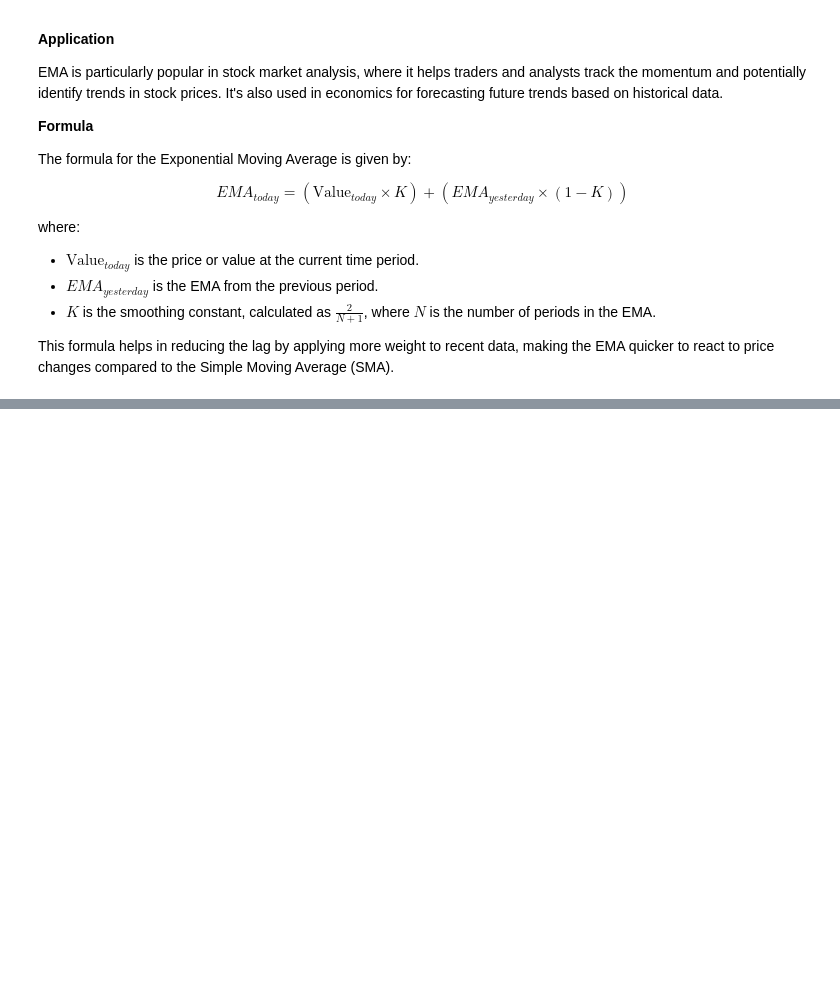
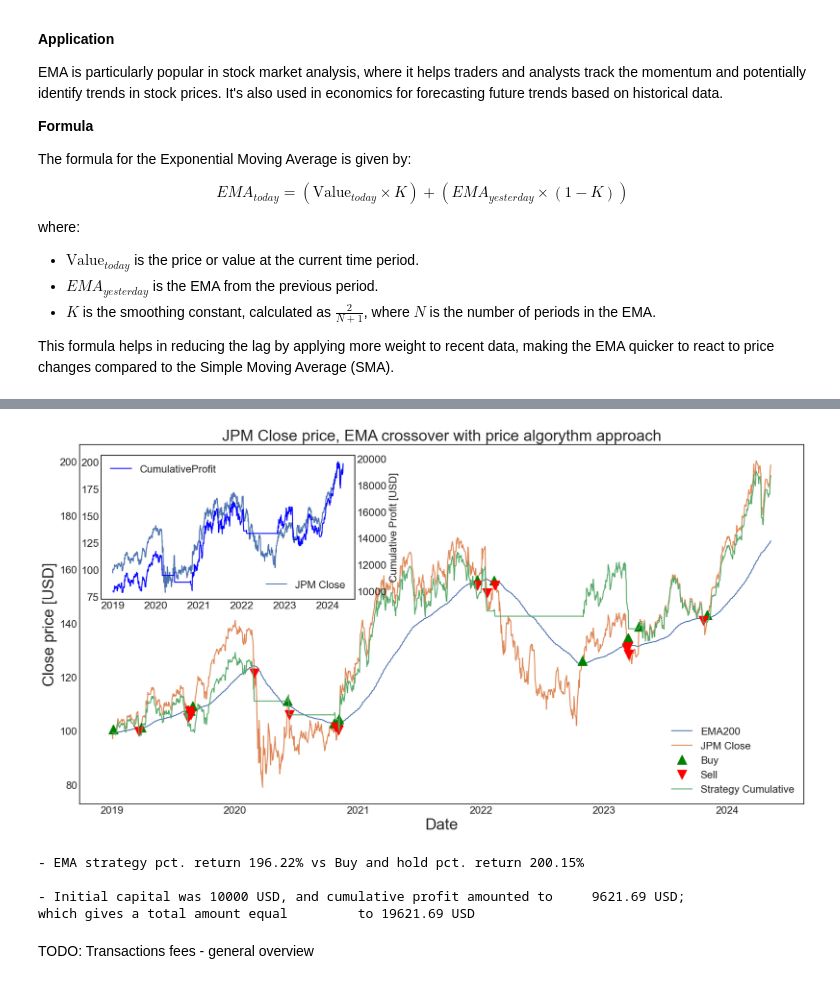
Before and after one commit to michaljaniga/DA-and-ML-jupyter-notebooks, a Jupyter notebook: financial_eda_SMA_EMA_algo_trade.ipynb, the cells around one changed output, grey strips where cells are left out. Cells and saved outputs as stored; diff of their text form; code cells hidden in the pictures; blank space fills up the shorter version.

```diff
--- a/financial_eda_SMA_EMA_algo_trade.ipynb
+++ b/financial_eda_SMA_EMA_algo_trade.ipynb
@@ -458,0 +469,40 @@ plt.plot(dfCloseEMA.index, dfCloseEMA['JPM'],label='JPM Close')
+# %%
+fig, ax = plt.subplots(figsize=(20,10))
+ax.plot(dfCloseEMA.index, dfCloseEMA['emaLong'],label='EMA200')
+ax.plot(dfCloseEMA.index, dfCloseEMA['JPM'],label='JPM Close')
+ax.plot(dfCloseEMA.loc[dfCloseEMA['JPMsignalMark'] == 1].index, dfCloseEMA['JPM'].loc[dfCloseEMA['JPMsignalMark'] == 1], '^', color='green', markersize=15, label='Buy', lw=6)
+ax.plot(dfCloseEMA.loc[dfCloseEMA['JPMsignalMark'] == -1].index, dfCloseEMA['JPM'].loc[dfCloseEMA['JPMsignalMark'] == -1], 'v', color='red', markersize=15, label='Sell', lw=6)
+ax.plot(dfCloseEMA.index, dfCloseEMA['StrategyCumulative'], label='Strategy Cumulative')
+
+plt.title('JPM Close price, EMA crossover with price algorythm approach', fontsize=24)
+plt.xlabel('Date', fontsize=24)
+plt.ylabel('Close price [USD]', fontsize=24)
+plt.tick_params(labelsize=16)
+plt.legend(loc='lower right', fontsize='16')
+
+inset_ax = ax.inset_axes([0.030, 0.570, 0.350, 0.400])
+inset_ax.plot(dfCloseEMA.index, dfCloseEMA['JPM'],label='JPM Close')
+inset_ax2 = inset_ax.twinx()
+inset_ax2.plot(dfCloseEMA.index, dfCloseEMA['CumulativeProfit'], label='CumulativeProfit', color='blue')
+inset_ax2.set_ylabel('Cumulative Profit [USD]', fontsize=16)
+inset_ax.legend(loc='lower right', fontsize='16')
+inset_ax2.legend(loc='upper left', fontsize='16')
+
+plt.show()
+
+buy_and_hold_pct = (dfCloseEMA['JPM'].iloc[-1] / dfCloseEMA['JPM'].iloc[0]) * 100
+strategy_pct = (dfCloseEMA['StrategyCumulative'].iloc[-1] / dfCloseEMA['JPM'].iloc[0]) * 100
+
+print(f"- EMA strategy pct. return {round(strategy_pct, 2)}% vs Buy and hold pct. return {round(buy_and_hold_pct, 2)}%")
+print()
+print(f"- Initial capital was {initialCapital} USD, and cumulative profit amounted to \
+    {round(dfCloseEMA['CumulativeProfit'].iloc[-1] - initialCapital, 2)} USD; \nwhich gives a total amount equal \
+        to {round(dfCloseEMA['CumulativeProfit'].iloc[-1], 2)} USD")
+# %% [output]
+[figure, added]
+- EMA strategy pct. return 196.22% vs Buy and hold pct. return 200.15%
+
+- Initial capital was 10000 USD, and cumulative profit amounted to     9621.69 USD;
+which gives a total amount equal         to 19621.69 USD
+# %% [markdown]
+TODO: Transactions fees - general overview
```
Also changed, not shown: parts of 22 cells of this notebook.
